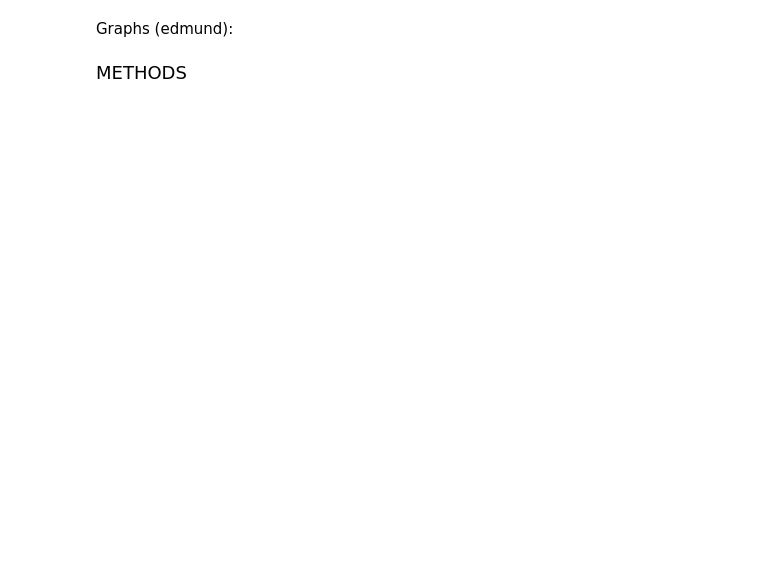
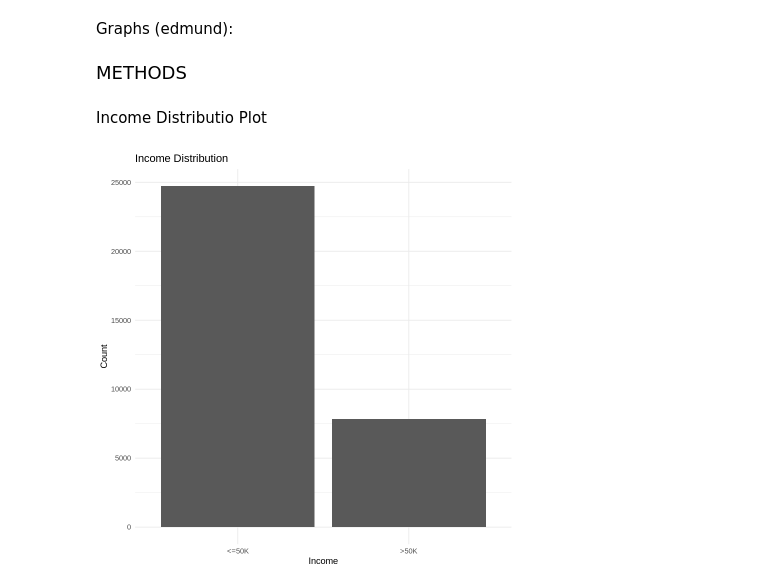
Before and after one commit to Praj-na/stat201-groupproject, a Jupyter notebook: Project-G14.ipynb, the cells around one changed output. Cells and saved outputs as stored; diff of their text form; code cells hidden in the pictures; blank space fills up the shorter version.

Commit message:
ADDED GRAPHS
ADDDED GRAPHS

```diff
--- a/Project-G14.ipynb
+++ b/Project-G14.ipynb
@@ -68,3 +86,19 @@ A tibble: 6 × 12
 Graphs (edmund):
 # %% [markdown]
 <font size = "4"> METHODS</font>
+# %% [markdown]
+Income Distributio Plot
+# %%
+income_dist <- income |>
+ggplot(aes(x = income_status)) +
+geom_bar() +
+labs(
+    title = "Income Distribution",
+    x = "Income",
+    y = "Count"
+  ) +
+  theme_minimal()
+
+income_dist
+# %% [output]
+[figure, added]
```
Also changed, not shown: parts of 13 cells of this notebook.
